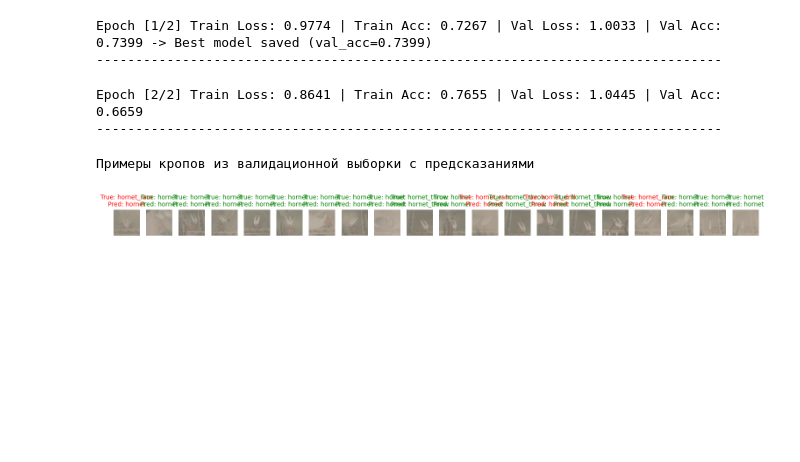
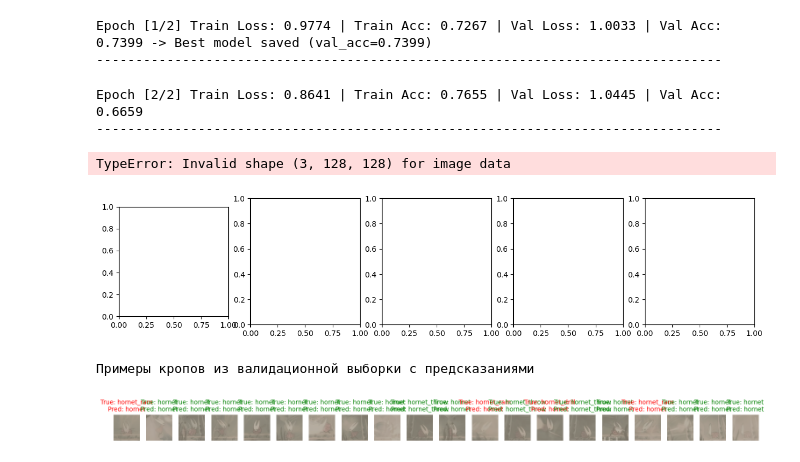
Before and after one commit to Hedy-dev/game-env-analyzer, a Jupyter notebook: baseline.ipynb, the cells around one changed output. Drawn from its saved outputs; the diff is of its cells as text; code cells hidden in the pictures; blank space fills up the shorter version.

```diff
--- a/baseline.ipynb
+++ b/baseline.ipynb
@@ -255,3 +341,8 @@ def denormalize(tensor, mean=(0.485, 0.456, 0.406), std=(0.229, 0.224, 0.225)):
+# %%
+show_classified_crops(val_loader, trained_model_ResNet, val_ds.classes, "cuda")
+# %% [output]
+TypeError: Invalid shape (3, 128, 128) for image data
+[figure, added]
 # %%
 def show_classified_crops(dataloader, model, class_names, device, count=5, mean=(0.485, 0.456, 0.406), std=(0.229, 0.224, 0.225)):
 
```
Also changed, not shown: parts of 1 cell of this notebook.
